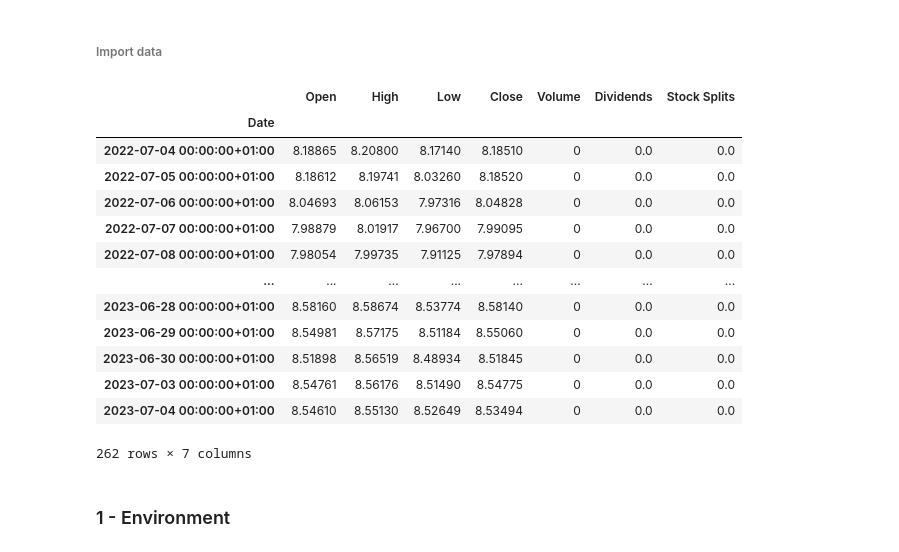
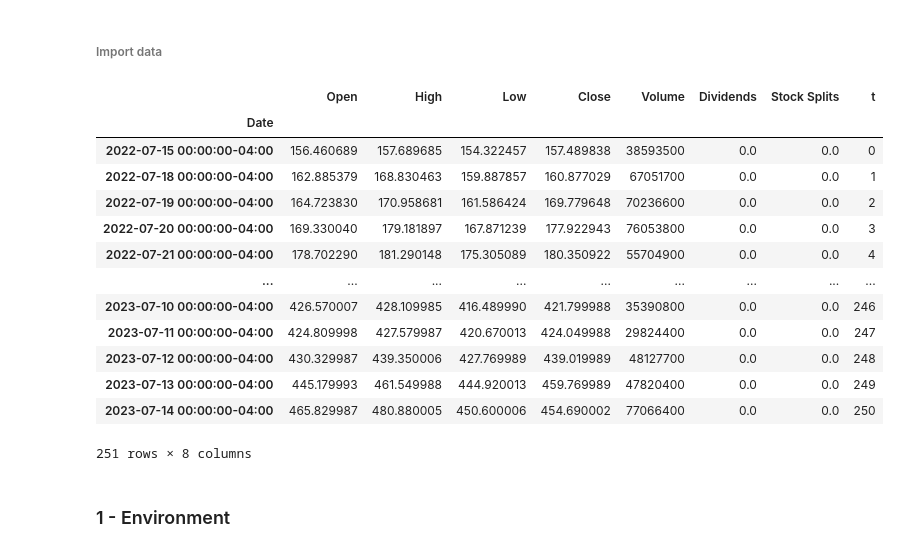
Before and after one commit to mdipietro09/DataScience_ArtificialIntelligence_Utils, a Jupyter notebook: reinforcement_learning/example_trading.ipynb, the cells around one changed output. Saved outputs shown, nothing was run; the diff lists cells and outputs as text; code cells hidden in the pictures.

```diff
--- a/reinforcement_learning/example_trading.ipynb
+++ b/reinforcement_learning/example_trading.ipynb
@@ -129,25 +29,26 @@ from gymnasium import spaces
 # %% [markdown]
 ###### Import data
 # %%
-x = "EURHKD=X"
+x = "NVDA"
 
 data = yf.Ticker(x).history(period="1y")  #1d, 5d, 1mo, 3mo, 6mo, 1y, 2y, 5y, 10y, ytd, max
+data["t"] = range(len(data))
 data
 # %% [output]
-|  | Open | High | Low | Close | Volume | Dividends | Stock Splits |
-| Date |  |  |  |  |  |  |  |
-| 2022-07-04 00:00:00+01:00 | 8.18865 | 8.20800 | 8.17140 | 8.18510 | 0 | 0.0 | 0.0 |
-| 2022-07-05 00:00:00+01:00 | 8.18612 | 8.19741 | 8.03260 | 8.18520 | 0 | 0.0 | 0.0 |
-| 2022-07-06 00:00:00+01:00 | 8.04693 | 8.06153 | 7.97316 | 8.04828 | 0 | 0.0 | 0.0 |
-| 2022-07-07 00:00:00+01:00 | 7.98879 | 8.01917 | 7.96700 | 7.99095 | 0 | 0.0 | 0.0 |
-| 2022-07-08 00:00:00+01:00 | 7.98054 | 7.99735 | 7.91125 | 7.97894 | 0 | 0.0 | 0.0 |
-| ... | ... | ... | ... | ... | ... | ... | ... |
-| 2023-06-28 00:00:00+01:00 | 8.58160 | 8.58674 | 8.53774 | 8.58140 | 0 | 0.0 | 0.0 |
-| 2023-06-29 00:00:00+01:00 | 8.54981 | 8.57175 | 8.51184 | 8.55060 | 0 | 0.0 | 0.0 |
-| 2023-06-30 00:00:00+01:00 | 8.51898 | 8.56519 | 8.48934 | 8.51845 | 0 | 0.0 | 0.0 |
-| 2023-07-03 00:00:00+01:00 | 8.54761 | 8.56176 | 8.51490 | 8.54775 | 0 | 0.0 | 0.0 |
-| 2023-07-04 00:00:00+01:00 | 8.54610 | 8.55130 | 8.52649 | 8.53494 | 0 | 0.0 | 0.0 |
+|  | Open | High | Low | Close | Volume | Dividends | Stock Splits | t |
+| Date |  |  |  |  |  |  |  |  |
+| 2022-07-15 00:00:00-04:00 | 156.460689 | 157.689685 | 154.322457 | 157.489838 | 38593500 | 0.0 | 0.0 | 0 |
+| 2022-07-18 00:00:00-04:00 | 162.885379 | 168.830463 | 159.887857 | 160.877029 | 67051700 | 0.0 | 0.0 | 1 |
+| 2022-07-19 00:00:00-04:00 | 164.723830 | 170.958681 | 161.586424 | 169.779648 | 70236600 | 0.0 | 0.0 | 2 |
+| 2022-07-20 00:00:00-04:00 | 169.330040 | 179.181897 | 167.871239 | 177.922943 | 76053800 | 0.0 | 0.0 | 3 |
+| 2022-07-21 00:00:00-04:00 | 178.702290 | 181.290148 | 175.305089 | 180.350922 | 55704900 | 0.0 | 0.0 | 4 |
+| ... | ... | ... | ... | ... | ... | ... | ... | ... |
+| 2023-07-10 00:00:00-04:00 | 426.570007 | 428.109985 | 416.489990 | 421.799988 | 35390800 | 0.0 | 0.0 | 246 |
+| 2023-07-11 00:00:00-04:00 | 424.809998 | 427.579987 | 420.670013 | 424.049988 | 29824400 | 0.0 | 0.0 | 247 |
+| 2023-07-12 00:00:00-04:00 | 430.329987 | 439.350006 | 427.769989 | 439.019989 | 48127700 | 0.0 | 0.0 | 248 |
+| 2023-07-13 00:00:00-04:00 | 445.179993 | 461.549988 | 444.920013 | 459.769989 | 47820400 | 0.0 | 0.0 | 249 |
+| 2023-07-14 00:00:00-04:00 | 465.829987 | 480.880005 | 450.600006 | 454.690002 | 77066400 | 0.0 | 0.0 | 250 |
-262 rows × 7 columns
+251 rows × 8 columns
 # %% [markdown]
 ### 1 - Environment
 # %% [markdown]
```
Also changed, not shown: parts of 29 cells of this notebook.
